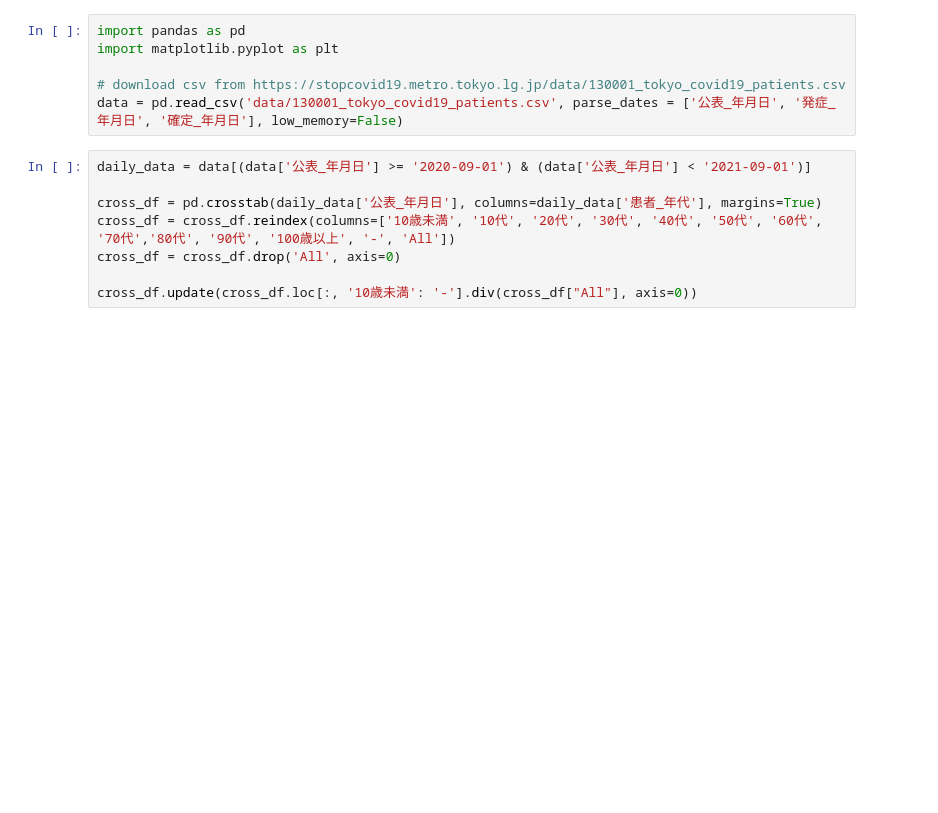
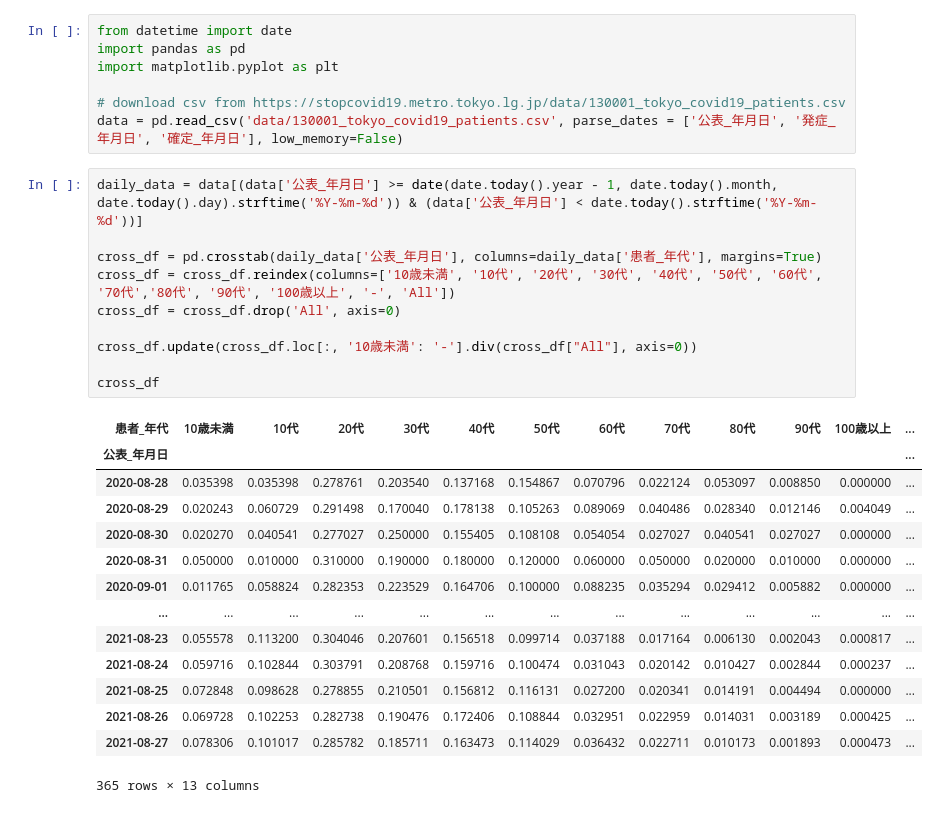
Before and after one commit to sonkm3/nkm3.github.io, a Jupyter notebook: content/ipynb/tokyo_covid19/tokyo_covid19_per_generation_daily_graph.ipynb, the cells around one changed output. Saved outputs shown, nothing was run; the diff lists cells and outputs as text; blank space fills up the shorter version.

```diff
--- a/content/ipynb/tokyo_covid19/tokyo_covid19_per_generation_daily_graph.ipynb
+++ b/content/ipynb/tokyo_covid19/tokyo_covid19_per_generation_daily_graph.ipynb
@@ -1,17 +1,35 @@
 # %%
+from datetime import date
 import pandas as pd
 import matplotlib.pyplot as plt
 
 # download csv from https://stopcovid19.metro.tokyo.lg.jp/data/130001_tokyo_covid19_patients.csv
 data = pd.read_csv('data/130001_tokyo_covid19_patients.csv', parse_dates = ['公表_年月日', '発症_年月日', '確定_年月日'], low_memory=False)
 # %%
-daily_data = data[(data['公表_年月日'] >= '2020-09-01') & (data['公表_年月日'] < '2021-09-01')]
+daily_data = data[(data['公表_年月日'] >= date(date.today().year - 1, date.today().month, date.today().day).strftime('%Y-%m-%d')) & (data['公表_年月日'] < date.today().strftime('%Y-%m-%d'))]
 
 cross_df = pd.crosstab(daily_data['公表_年月日'], columns=daily_data['患者_年代'], margins=True)
 cross_df = cross_df.reindex(columns=['10歳未満', '10代', '20代', '30代', '40代', '50代', '60代', '70代','80代', '90代', '100歳以上', '-', 'All'])
 cross_df = cross_df.drop('All', axis=0)
 
 cross_df.update(cross_df.loc[:, '10歳未満': '-'].div(cross_df["All"], axis=0))
+
+cross_df
+# %% [output]
+| 患者_年代 | 10歳未満 | 10代 | 20代 | 30代 | 40代 | 50代 | 60代 | 70代 | 80代 | 90代 | 100歳以上 | ... |
+| 公表_年月日 |  |  |  |  |  |  |  |  |  |  |  | ... |
+| 2020-08-28 | 0.035398 | 0.035398 | 0.278761 | 0.203540 | 0.137168 | 0.154867 | 0.070796 | 0.022124 | 0.053097 | 0.008850 | 0.000000 | ... |
+| 2020-08-29 | 0.020243 | 0.060729 | 0.291498 | 0.170040 | 0.178138 | 0.105263 | 0.089069 | 0.040486 | 0.028340 | 0.012146 | 0.004049 | ... |
+| 2020-08-30 | 0.020270 | 0.040541 | 0.277027 | 0.250000 | 0.155405 | 0.108108 | 0.054054 | 0.027027 | 0.040541 | 0.027027 | 0.000000 | ... |
+| 2020-08-31 | 0.050000 | 0.010000 | 0.310000 | 0.190000 | 0.180000 | 0.120000 | 0.060000 | 0.050000 | 0.020000 | 0.010000 | 0.000000 | ... |
+| 2020-09-01 | 0.011765 | 0.058824 | 0.282353 | 0.223529 | 0.164706 | 0.100000 | 0.088235 | 0.035294 | 0.029412 | 0.005882 | 0.000000 | ... |
+| ... | ... | ... | ... | ... | ... | ... | ... | ... | ... | ... | ... | ... |
+| 2021-08-23 | 0.055578 | 0.113200 | 0.304046 | 0.207601 | 0.156518 | 0.099714 | 0.037188 | 0.017164 | 0.006130 | 0.002043 | 0.000817 | ... |
+| 2021-08-24 | 0.059716 | 0.102844 | 0.303791 | 0.208768 | 0.159716 | 0.100474 | 0.031043 | 0.020142 | 0.010427 | 0.002844 | 0.000237 | ... |
+| 2021-08-25 | 0.072848 | 0.098628 | 0.278855 | 0.210501 | 0.156812 | 0.116131 | 0.027200 | 0.020341 | 0.014191 | 0.004494 | 0.000000 | ... |
+| 2021-08-26 | 0.069728 | 0.102253 | 0.282738 | 0.190476 | 0.172406 | 0.108844 | 0.032951 | 0.022959 | 0.014031 | 0.003189 | 0.000425 | ... |
+| 2021-08-27 | 0.078306 | 0.101017 | 0.285782 | 0.185711 | 0.163473 | 0.114029 | 0.036432 | 0.022711 | 0.010173 | 0.001893 | 0.000473 | ... |
+365 rows × 13 columns
 # %%
 fig = plt.figure(figsize=(16, 8))
 
```
Also changed, not shown: parts of 1 cell of this notebook, 2 other files.
